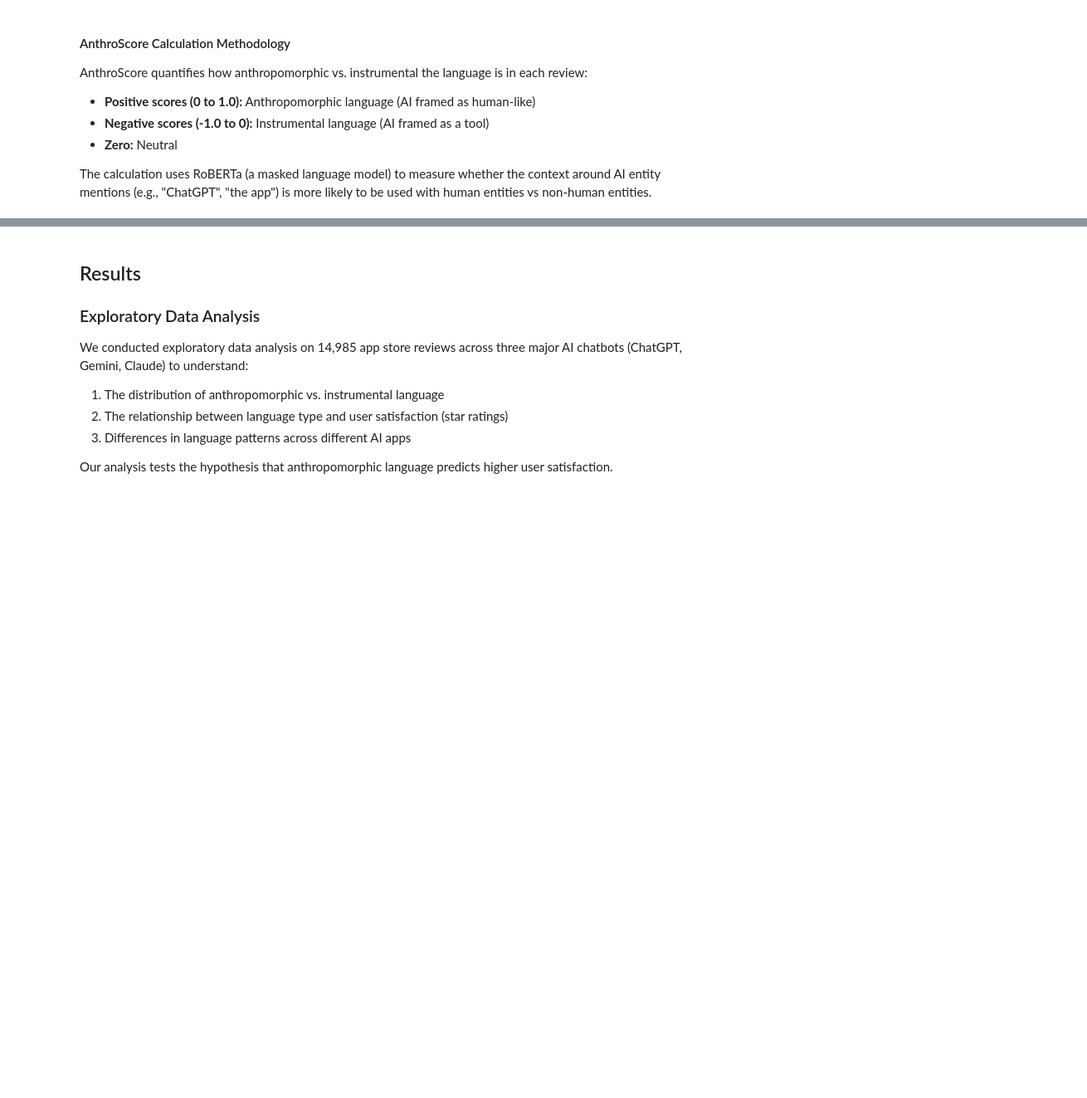
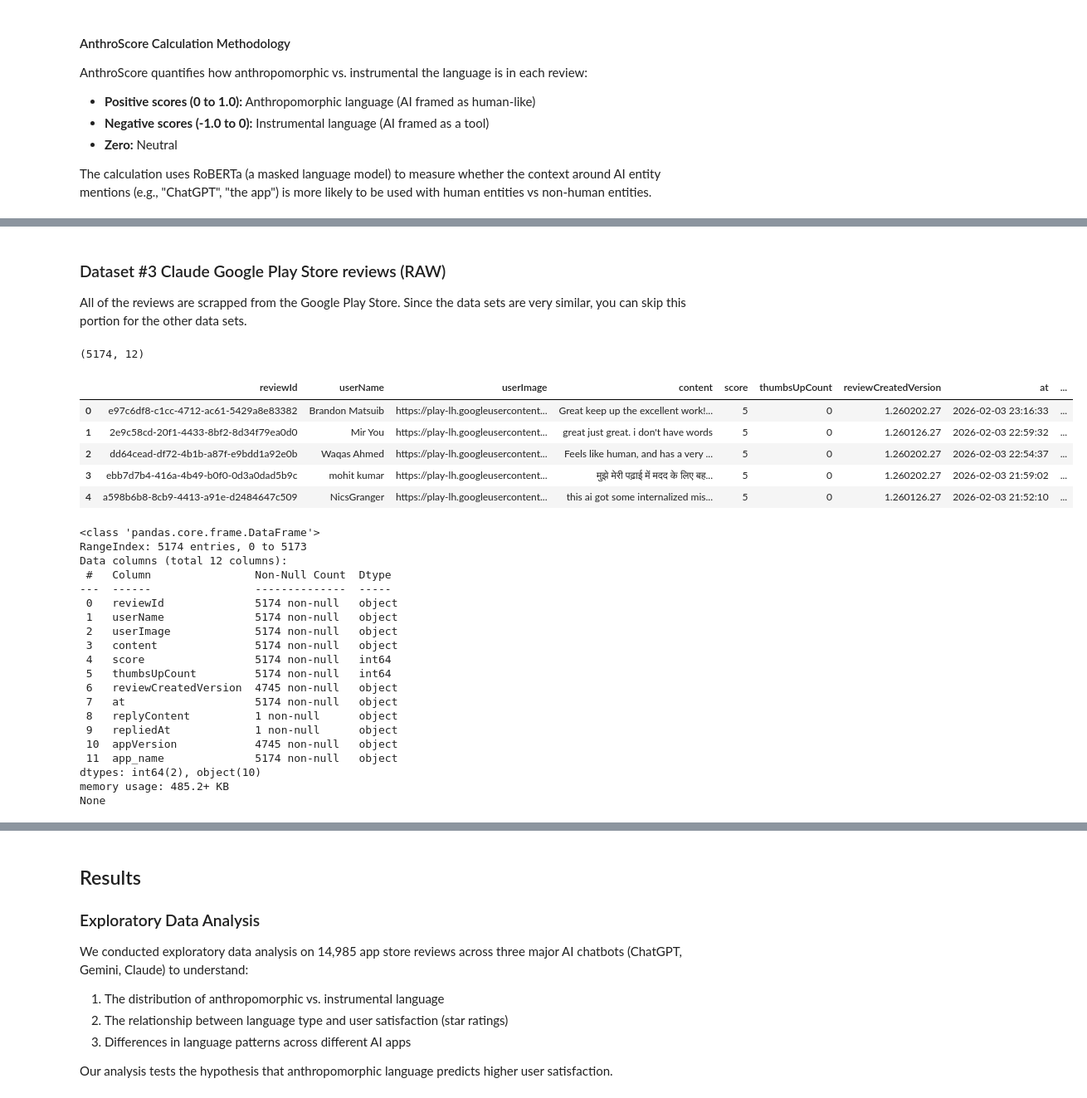
Before and after one commit to COGS108/Group114_WI26, a Jupyter notebook: 02-EDACheckpoint.ipynb, the cells around one changed output, grey strips where cells are left out. Shown at 83% size. Cells and saved outputs as stored; diff of their text form; code cells hidden in the pictures; blank space fills up the shorter version.

```diff
--- a/02-EDACheckpoint.ipynb
+++ b/02-EDACheckpoint.ipynb
@@ -292,0 +457,40 @@ Instructions: REPLACE the contents of this cell and the one below with your work
+# %% [markdown]
+### Dataset #3 Claude Google Play Store reviews (RAW)
+
+All of the reviews are scrapped from the Google Play Store. Since the data sets are very similar, you can skip this portion for the other data sets.
+# %%
+# load the chatgpt google play store reviews into dataset
+claude_df = pd.read_csv("data/00-raw/claude_reviews.csv")
+
+# present the raw dataframe
+print(claude_df.shape)
+display(claude_df.head())
+print(claude_df.info())
+# %% [output]
+(5174, 12)
+|  | reviewId | userName | userImage | content | score | thumbsUpCount | reviewCreatedVersion | at | ... |
+| 0 | e97c6df8-c1cc-4712-ac61-5429a8e83382 | Brandon Matsuib | https://play-lh.googleusercontent... | Great keep up the excellent work!... | 5 | 0 | 1.260202.27 | 2026-02-03 23:16:33 | ... |
+| 1 | 2e9c58cd-20f1-4433-8bf2-8d34f79ea0d0 | Mir You | https://play-lh.googleusercontent... | great just great. i don't have words | 5 | 0 | 1.260126.27 | 2026-02-03 22:59:32 | ... |
+| 2 | dd64cead-df72-4b1b-a87f-e9bdd1a92e0b | Waqas Ahmed | https://play-lh.googleusercontent... | Feels like human, and has a very ... | 5 | 0 | 1.260202.27 | 2026-02-03 22:54:37 | ... |
+| 3 | ebb7d7b4-416a-4b49-b0f0-0d3a0dad5b9c | mohit kumar | https://play-lh.googleusercontent... | मुझे मेरी पढ़ाई में मदद के लिए बह... | 5 | 0 | 1.260202.27 | 2026-02-03 21:59:02 | ... |
+| 4 | a598b6b8-8cb9-4413-a91e-d2484647c509 | NicsGranger | https://play-lh.googleusercontent... | this ai got some internalized mis... | 5 | 0 | 1.260126.27 | 2026-02-03 21:52:10 | ... |
+<class 'pandas.core.frame.DataFrame'>
+RangeIndex: 5174 entries, 0 to 5173
+Data columns (total 12 columns):
+ #   Column                Non-Null Count  Dtype
+---  ------                --------------  -----
+ 0   reviewId              5174 non-null   object
+ 1   userName              5174 non-null   object
+ 2   userImage             5174 non-null   object
+ 3   content               5174 non-null   object
+ 4   score                 5174 non-null   int64
+ 5   thumbsUpCount         5174 non-null   int64
+ 6   reviewCreatedVersion  4745 non-null   object
+ 7   at                    5174 non-null   object
+ 8   replyContent          1 non-null      object
+ 9   repliedAt             1 non-null      object
+ 10  appVersion            4745 non-null   object
+ 11  app_name              5174 non-null   object
+dtypes: int64(2), object(10)
+memory usage: 485.2+ KB
+None
```
Also changed, not shown: parts of 34 cells of this notebook.
